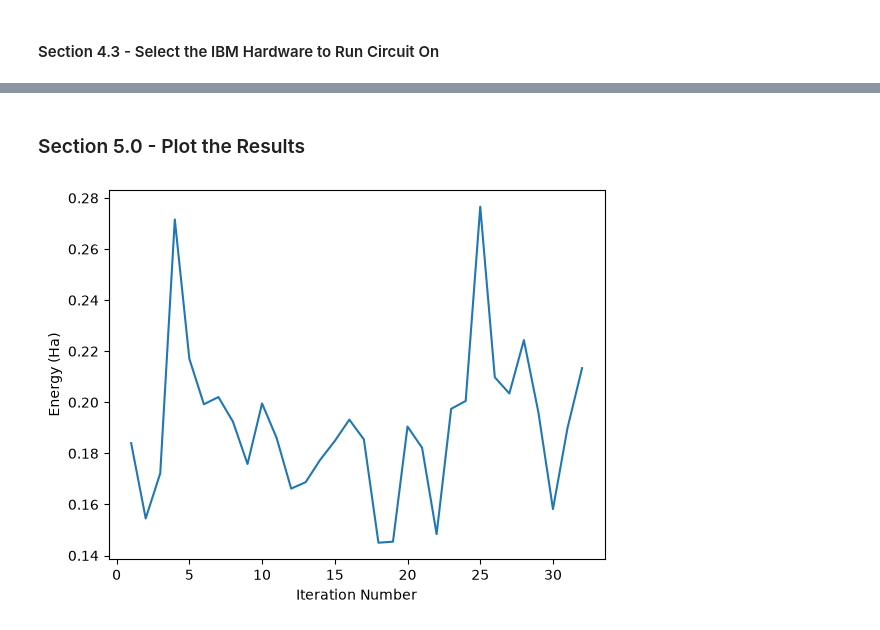
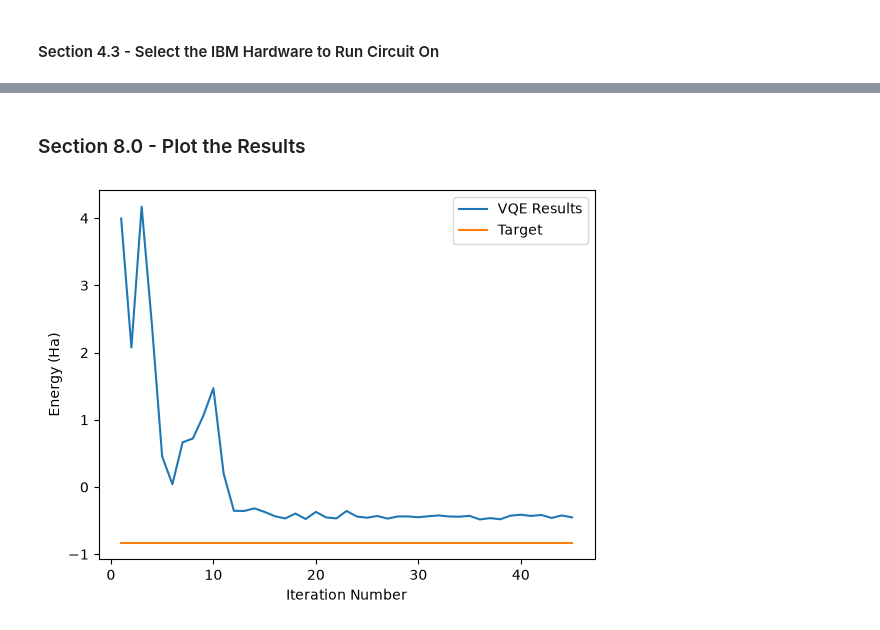
Before and after one commit to axz60/NQCC-Hack-2026, a Jupyter notebook: max_dir/2_Site_Linear_Hubbard_Model.ipynb, the cells around one changed output, grey strips where cells are left out. Saved outputs shown, nothing was run; the diff lists cells and outputs as text; code cells hidden in the pictures.

Commit message:
Adding plotting, some print statements and the inclusion of an initial state in teh UCCSD ansatz.

```diff
--- a/max_dir/2_Site_Linear_Hubbard_Model.ipynb
+++ b/max_dir/2_Site_Linear_Hubbard_Model.ipynb
@@ -175,10 +270,15 @@ params_0 = np.zeros(n_params)
 # %%
+# Initialise the iteration history dictionary for VQE QPU simulations
+iteration_his_qpu_sim = {'Iteration Number': 0,
+                         'Optimised Parameters': None,
+                         'Energies': []}
+
 with Session(backend=backend) as session:
     estimator = Estimator(mode=session) # Call the estimator with the selected QPU
     estimator.options.default_shots = 5000 # Set the total number of shots per circuit configuration
 
     optimised_result = minimize(cost_function, # Parse the cost function
                                 params_0, # Parse the initial parameters
-                                args=(ansatz_isa, H_isa, estimator), # Parse the ansatz, ISA Hamiltonian and the estimator
+                                args=(ansatz_isa, H_isa, estimator, iteration_his_qpu_sim), # Parse the ansatz, ISA Hamiltonian, estimator and dictionary
                                 method="cobyla", # The optimisation method
-                                options={"maxiter": 50}) # The maximum number of iterations
+                                options={"maxiter": 150}) # The maximum number of iterations
@@ -190,5 +303,5 @@ with open('2_Site_Hubbard_Model_VQE_Results.json', 'w') as f:
 # %% [markdown]
-### Section 5.0 - Plot the Results
+### Section 8.0 - Plot the Results
 # %%
 it_his_import = {'Iteration Number': 32,
  'Optimised Parameters': np.array([1.00221314, 0.00383399, 0.00245787]),
@@ -226,11 +339,16 @@ it_his_import = {'Iteration Number': 32,
   np.float64(0.21336268154258153)]}
 # %%
 # Plot energy against iteration numnber
-plt.plot(range(1, it_his_import['Iteration Number'] + 1), it_his_import['Energies'])
+plt.plot(range(1, iteration_his_qpu_sim['Iteration Number'] + 1), iteration_his_qpu_sim['Energies'], label='VQE Results')
+
+# Plot the target energy
+plt.plot(range(1, iteration_his_qpu_sim['Iteration Number'] + 1), np.ones(iteration_his_qpu_sim['Iteration Number']) * -0.8284271247, label='Target')
 
 plt.xlabel('Iteration Number') # Label the x-axis
 plt.ylabel('Energy (Ha)') # Label the y-axis
 
+plt.legend() # Add a legend to the plot
+
 plt.show()
 # %% [output]
-[figure, old version]
+[figure, new version]
```
Also changed, not shown: parts of 22 cells of this notebook, 2 other files.
